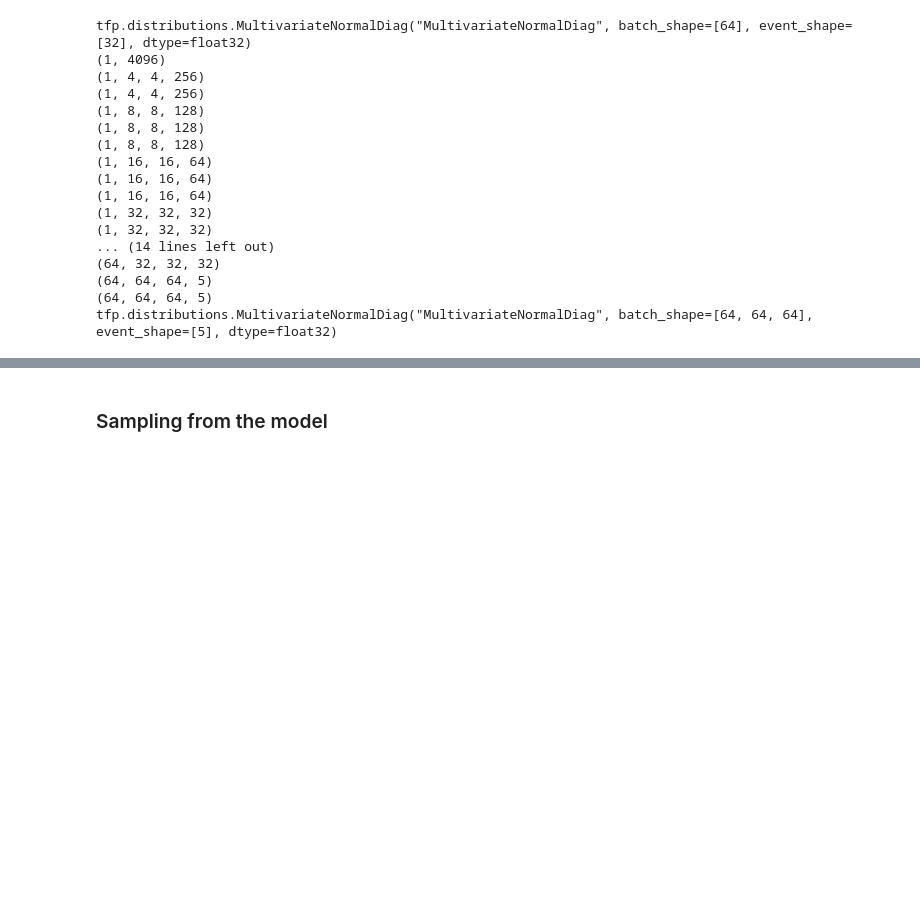
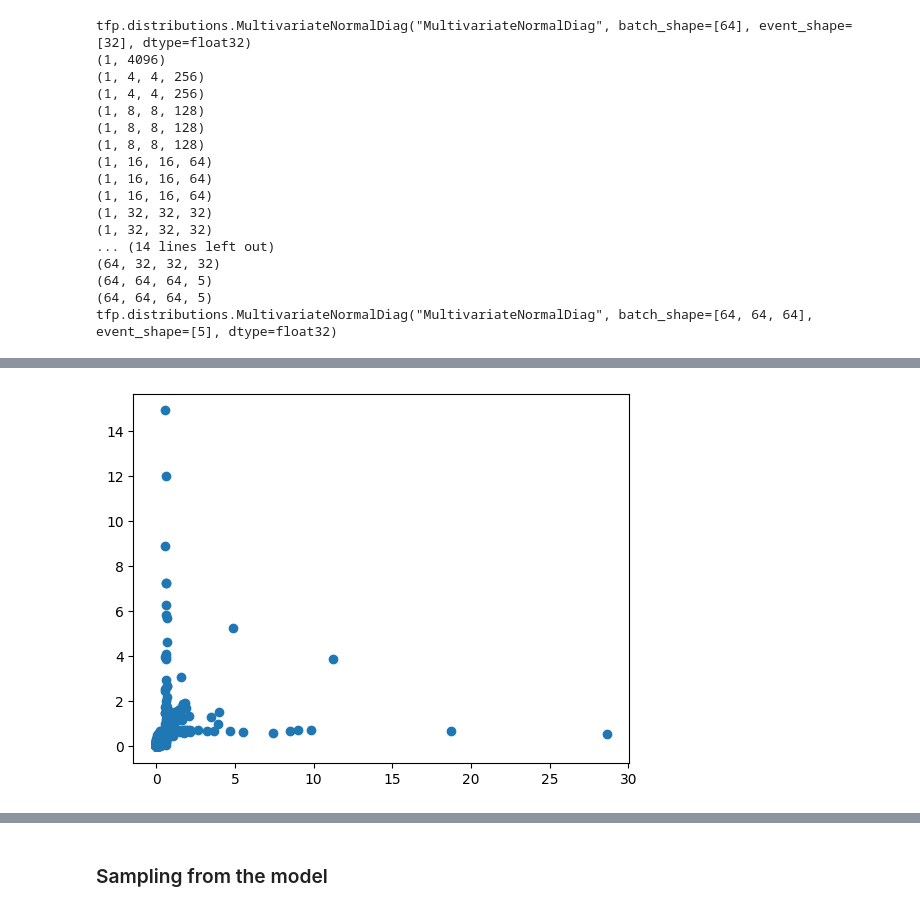
Before and after one commit to JonnyyTorres/Galsim_JAX, a Jupyter notebook: Galsim_JAX_VAE.ipynb, the cells around one changed output, grey strips where cells are left out. Drawn from its saved outputs; the diff is of its cells as text; code cells hidden in the pictures; blank space fills up the shorter version.

```diff
--- a/Galsim_JAX_VAE.ipynb
+++ b/Galsim_JAX_VAE.ipynb
@@ -947,6 +987,8 @@ def update(params_enc, rng_key, opt_state, batch):
     updates, new_opt_state = optimizer.update(grads, opt_state)
     new_params = optax.apply_updates(params, updates)
     return loss, new_params, new_opt_state
+# %%
+loss, params, opt_state = update(params, rng, opt_state, batch_im)
 # %%
 # Utility function for tensoboard
 from flax.metrics import tensorboard
@@ -982,11 +1030,11 @@ config.epochs = 25000
 # %%
 from tqdm.auto import tqdm
 losses = []
-best_eval_loss = 1e6
+# best_eval_loss = 1e6
 
 for epoch in tqdm(range(1, config.epochs + 1)):
-    rng_1, rng_2 = random.split(rng_1)
-    loss, params, opt_state = update(params, rng_1, opt_state, batch_im)
+    rng, rng_1 = random.split(rng)
+    loss, params, opt_state = update(params, rng, opt_state, batch_im)
     losses.append(loss)
     step+=1
 
@@ -1002,7 +1050,7 @@ for epoch in tqdm(range(1, config.epochs + 1)):
 
     summary_writer.scalar('train_loss', loss, step)
     summary_writer.scalar('learning_rate', lr_schedule(step)*1e-3, step)
-    if epoch % 2000 == 0 :
+    if epoch % 2500 == 0 :
         # save_checkpoint("checkpoint.msgpack", opt_state, epoch)
         print("Epoch: {}, loss: {:.2f}".format(epoch, loss))
         with open('models/galsimjax_ResNet/model-%d.pckl'%epoch, 'wb') as file:
@@ -1023,5 +1095,13 @@ with open('models/galsimjax_ResNet/model-{}.pckl'.format(config.epochs), 'wb') a
 # Retrieving a batch of data
 batch = next(dset)[0]
 # %%
-# Use the encoder to get the variational posterior distribution
-x_distribution_post = VAEResNet().apply(params, batch, rng_1)
+# Dividing the list of parameters obtained before
+params_enc, params_dec = params
+# Distribution of latent space calculated using the batch of data
+q = ResNetEnc(act_fn=nn.leaky_relu, block_class=ResNetBlock).apply(params_enc, batch)
+# Sampling from the distribution
+z = q.sample(seed=rng)
+
+# Posterior distribution
+p = ResNetDec(act_fn=nn.leaky_relu, block_class=ResNetBlockD).apply(params_dec, z)
+p
@@ -1028,8 +1127,11 @@ x_distribution_post = VAEResNet().apply(params, batch, rng_1)
 # %%
-# Sample some variables from the distribution
-z = x_distribution_post.sample(seed=rng_1)
+# Sample some variables from the posterior distribution
+z = p.sample(seed=rng)
 # %%
-plt.scatter(z[:,0], z[:,1]);
+# Scatterplot of the x,y coordinates
+plt.scatter(z[:,1], z[:,2]);
+# %% [output]
+[figure, added]
 # %%
 # Validating the output shape
 z.shape
```
Also changed, not shown: parts of 25 cells of this notebook.
